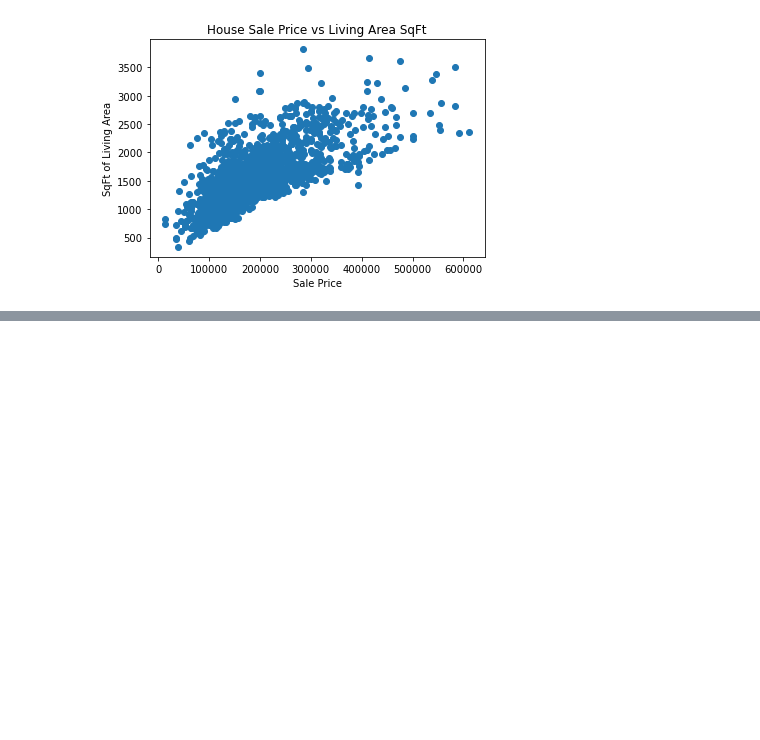
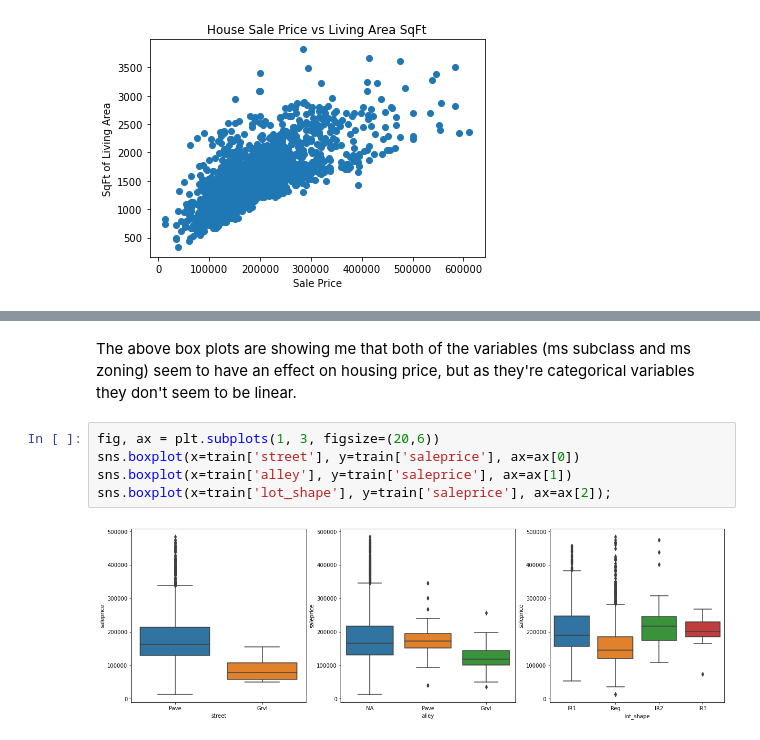
Before and after one commit to jpetersen626/ames_housing_analysis, a Jupyter notebook: code/01_EDA_and_Cleaning.ipynb, the cells around one changed output, grey strips where cells are left out. Saved outputs shown, nothing was run; the diff lists cells and outputs as text; blank space fills up the shorter version.

```diff
--- a/code/01_EDA_and_Cleaning.ipynb
+++ b/code/01_EDA_and_Cleaning.ipynb
@@ -203,0 +202,9 @@ plt.ylabel('Sale Price');
+# %% [markdown]
+The above box plots are showing me that both of the variables (ms subclass and ms zoning) seem to have an effect on housing price, but as they're categorical variables they don't seem to be linear.
+# %%
+fig, ax = plt.subplots(1, 3, figsize=(20,6))
+sns.boxplot(x=train['street'], y=train['saleprice'], ax=ax[0])
+sns.boxplot(x=train['alley'], y=train['saleprice'], ax=ax[1])
+sns.boxplot(x=train['lot_shape'], y=train['saleprice'], ax=ax[2]);
+# %% [output]
+[figure, added]
```
Also changed, not shown: parts of 131 cells of this notebook, 2 other files.
